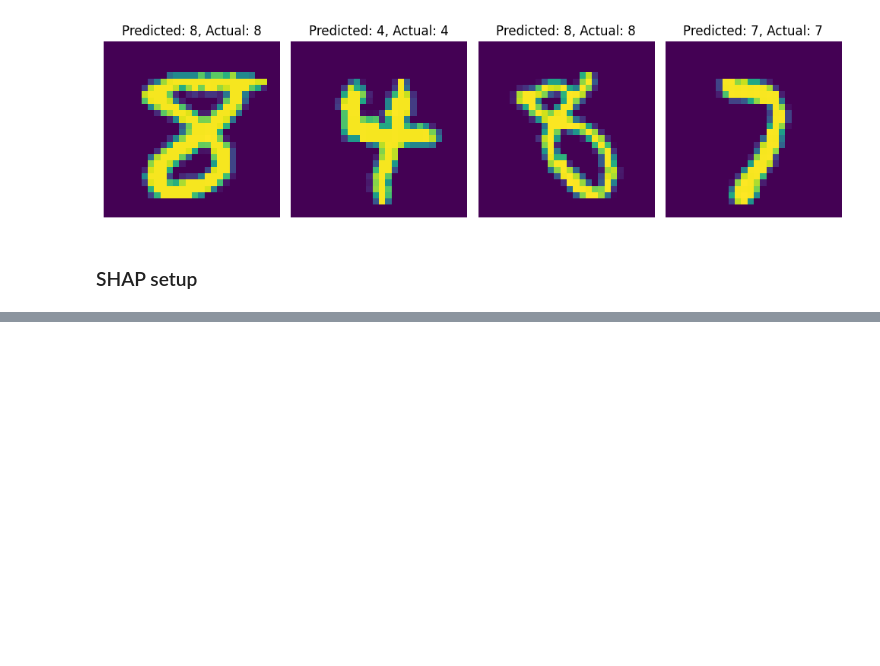
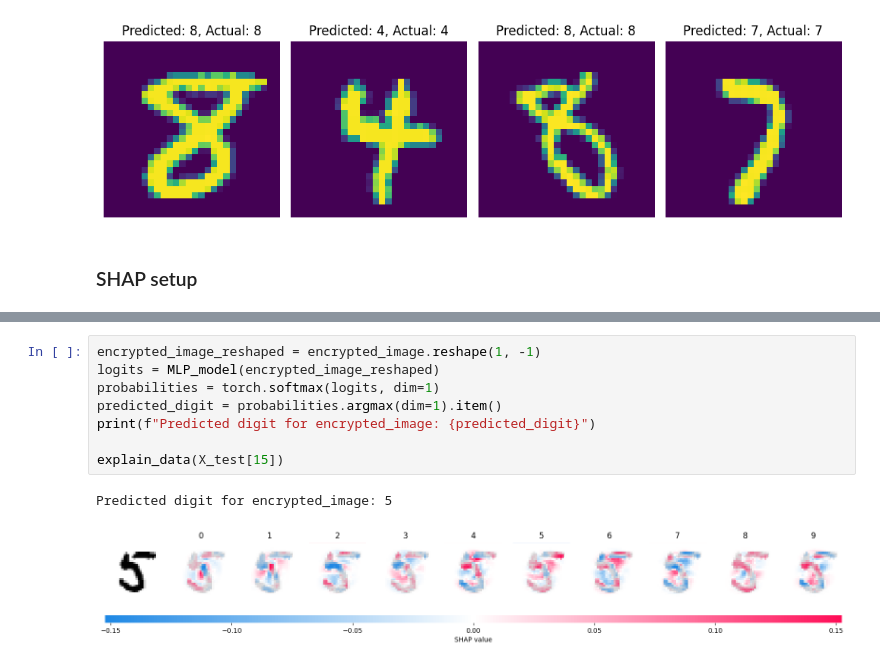
Before and after one commit to kajaprestn/TDT4172, a Jupyter notebook: Assignments/Assignment3/Project3_XAI.ipynb, the cells around one changed output, grey strips where cells are left out. Cells and saved outputs as stored; diff of their text form; blank space fills up the shorter version.

```diff
--- a/Assignments/Assignment3/Project3_XAI.ipynb
+++ b/Assignments/Assignment3/Project3_XAI.ipynb
@@ -433,0 +448,11 @@ explain_data(X_test[:4])
+# %%
+encrypted_image_reshaped = encrypted_image.reshape(1, -1)
+logits = MLP_model(encrypted_image_reshaped)
+probabilities = torch.softmax(logits, dim=1)
+predicted_digit = probabilities.argmax(dim=1).item()
+print(f"Predicted digit for encrypted_image: {predicted_digit}")
+
+explain_data(X_test[15])
+# %% [output]
+Predicted digit for encrypted_image: 5
+[figure, added]
```
Also changed, not shown: parts of 5 cells of this notebook, 1 other file.
